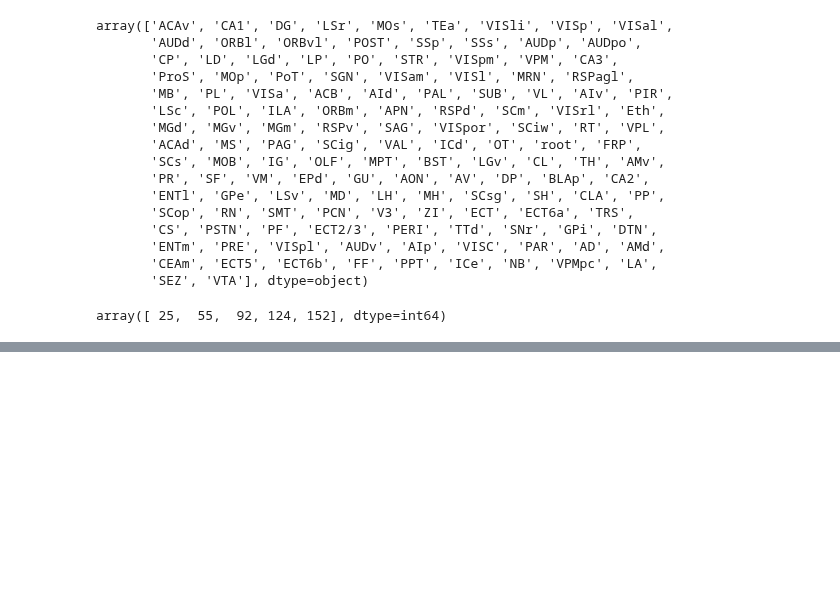
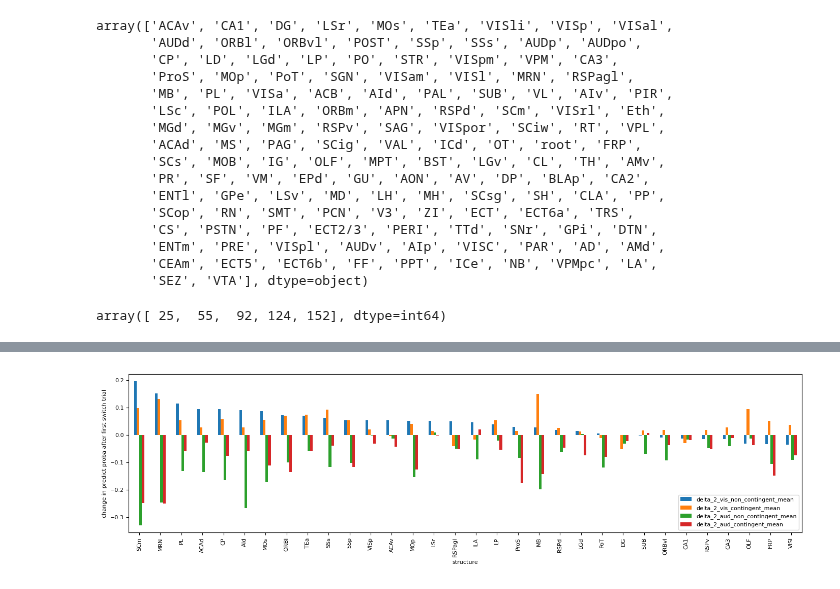
Before and after one commit to AllenInstitute/dynamic_routing_analysis, a Jupyter notebook: notebooks/plot_multi_timebin_decoder_results.ipynb, the cells around one changed output, grey strips where cells are left out. Cells and saved outputs as stored; diff of their text form; code cells hidden in the pictures; blank space fills up the shorter version.

```diff
--- a/notebooks/plot_multi_timebin_decoder_results.ipynb
+++ b/notebooks/plot_multi_timebin_decoder_results.ipynb
@@ -1056,3 +1258,16 @@ sel_switches
+# %%
+set_min_n_switches=10
+sorted_table=delta_predict_proba_by_structure_df.query('n_switches_vis_contingent>=@set_min_n_switches and n_switches_vis_non_contingent>=@set_min_n_switches and \
+                                                       n_switches_aud_contingent>=@set_min_n_switches and n_switches_aud_non_contingent>=@set_min_n_switches'
+                                                       ).sort_values(by='delta_2_vis_non_contingent_mean', ascending=False)
+
+fig,ax=plt.subplots(1,1,figsize=(14,4))
+sorted_table.plot.bar(x='structure', y=['delta_2_vis_non_contingent_mean','delta_2_vis_contingent_mean','delta_2_aud_non_contingent_mean','delta_2_aud_contingent_mean'], ax=ax, legend=True)
+
+ax.set_ylabel('change in predict proba after first switch trial')
+fig.tight_layout()
+# %% [output]
+[figure, added]
 # %%
 #get predict_proba for different trial types, make new table
 
```
Also changed, not shown: parts of 18 cells of this notebook, 3 other files.
